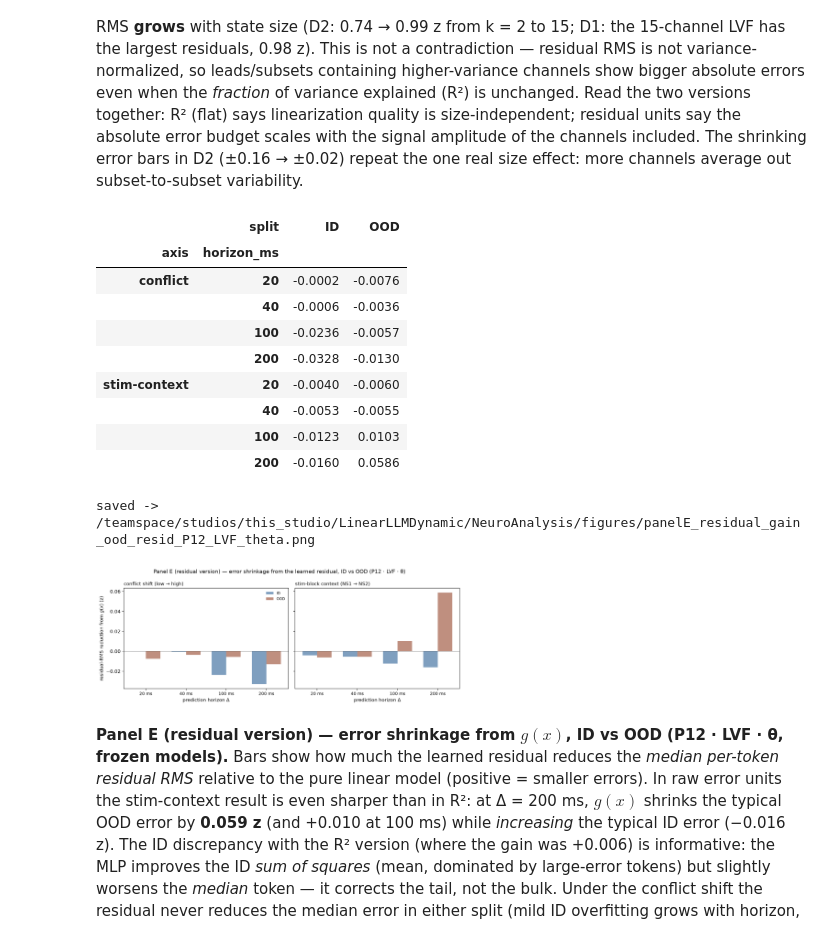
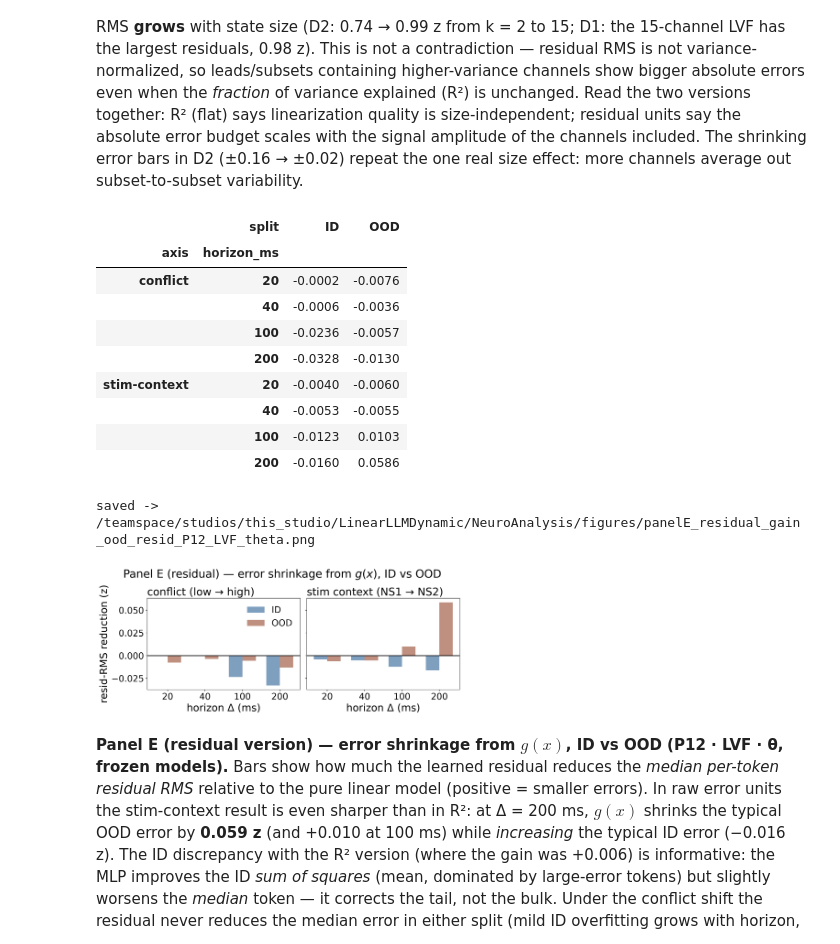
Before and after one commit to rgs2151/controller, a Jupyter notebook: NeuroAnalysis/brain_local_linearization.ipynb, the cells around one changed output. Drawn from its saved outputs; the diff is of its cells as text; code cells hidden in the pictures.

```diff
--- a/NeuroAnalysis/brain_local_linearization.ipynb
+++ b/NeuroAnalysis/brain_local_linearization.ipynb
@@ -1630,45 +1634,46 @@ for h_ms in [20, 40, 100, 200]:
         rows_Er.append(dict(axis="conflict", horizon_ms=h_ms, split=split,
                             med_lin=m_lin, med_res=m_res, reduction=m_lin - m_res))
 er = pd.DataFrame(rows_Er)
 er.to_csv(RESULTS_DIR / "panelE_residual_gain_ood_resid_LVF_theta.csv", index=False)
 display(er.pivot(index=["axis", "horizon_ms"], columns="split", values="reduction").round(4))
 
 from IPython.display import Image as IPyImage
 
-fig, axes_E2 = plt.subplots(1, 2, figsize=(11, 4.2), sharey=True)
+# big fonts / lines: figure is shown (and composed) at ~1/3 size
+fig, axes_E2 = plt.subplots(1, 2, figsize=(11, 4.6), sharey=True)
 for ax_E2, axis_name, ttl in zip(axes_E2, ["conflict", "stim-context"],
-                                 ["conflict shift (low → high)", "stim-block context (NS1 → NS2)"]):
+                                 ["conflict (low → high)", "stim context (NS1 → NS2)"]):
     gtab = er[er.axis == axis_name].pivot(index="horizon_ms", columns="split", values="reduction").sort_index()
     xE2 = np.arange(len(gtab)); wE2 = 0.36
     ax_E2.bar(xE2 - wE2/2, gtab["ID"], wE2, color=COLOR_ID, label="ID")
     ax_E2.bar(xE2 + wE2/2, gtab["OOD"], wE2, color=COLOR_OOD, label="OOD")
-    ax_E2.axhline(0, color="k", lw=0.6)
-    ax_E2.set_xticks(xE2, [f"{h} ms" for h in gtab.index], fontsize=9)
-    ax_E2.set_xlabel("prediction horizon $\\Delta$")
-    ax_E2.set_title(ttl, loc="left", fontsize=10)
-axes_E2[0].set_ylabel("residual-RMS reduction from $g(x)$ (z)")
-axes_E2[0].legend(fontsize=8, frameon=False)
-fig.suptitle("Panel E (residual version) — error shrinkage from the learned residual, ID vs OOD (P12 · LVF · θ)",
-             fontsize=11)
+    ax_E2.axhline(0, color="k", lw=1.8)
+    ax_E2.set_xticks(xE2, [f"{h}" for h in gtab.index], fontsize=19)
+    ax_E2.set_xlabel("horizon $\\Delta$ (ms)", fontsize=22)
+    ax_E2.set_title(ttl, loc="left", fontsize=23)
+    ax_E2.tick_params(labelsize=19)
+axes_E2[0].set_ylabel("resid-RMS reduction (z)", fontsize=22)
+axes_E2[0].legend(fontsize=19, frameon=False)
+fig.suptitle("Panel E (residual) — error shrinkage from $g(x)$, ID vs OOD", fontsize=24)
 fig.tight_layout()
 for ext in ("png", "pdf"):
     fig.savefig(FIG_DIR / f"panelE_residual_gain_ood_resid_P12_LVF_theta.{ext}", dpi=200, bbox_inches="tight")
 print("saved ->", FIG_DIR / "panelE_residual_gain_ood_resid_P12_LVF_theta.png")
-plt.close(fig)  # display the high-res saved PNG at 1/3 width (crisp)
+plt.close(fig)  # show saved high-res PNG at 1/3 width
 display(IPyImage(str(FIG_DIR / "panelE_residual_gain_ood_resid_P12_LVF_theta.png"), width=367))
 # %% [output]
 |  | split | ID | OOD |
 | axis | horizon_ms |  |  |
 | conflict | 20 | -0.0002 | -0.0076 |
 |  | 40 | -0.0006 | -0.0036 |
 |  | 100 | -0.0236 | -0.0057 |
 |  | 200 | -0.0328 | -0.0130 |
 | stim-context | 20 | -0.0040 | -0.0060 |
 |  | 40 | -0.0053 | -0.0055 |
 |  | 100 | -0.0123 | 0.0103 |
 |  | 200 | -0.0160 | 0.0586 |
 saved -> /teamspace/studios/this_studio/LinearLLMDynamic/NeuroAnalysis/figures/panelE_residual_gain_ood_resid_P12_LVF_theta.png
-[figure, old version]
+[figure, new version]
 # %% [markdown]
 **Panel E (residual version) — error shrinkage from $g(x)$, ID vs OOD (P12 · LVF · θ, frozen models).** Bars show how much the learned residual reduces the *median per-token residual RMS* relative to the pure linear model (positive = smaller errors). In raw error units the stim-context result is even sharper than in R²: at Δ = 200 ms, $g(x)$ shrinks the typical OOD error by **0.059 z** (and +0.010 at 100 ms) while *increasing* the typical ID error (−0.016 z). The ID discrepancy with the R² version (where the gain was +0.006) is informative: the MLP improves the ID *sum of squares* (mean, dominated by large-error tokens) but slightly worsens the *median* token — it corrects the tail, not the bulk. Under the conflict shift the residual never reduces the median error in either split (mild ID overfitting grows with horizon, −0.033 z at 200 ms). Conclusion matches the R² version but stronger: the residual's practical value is concentrated in the OOD context shift at long horizons, where it shrinks typical errors by ~6% of a signal SD.
 # %%
```
Also changed, not shown: parts of 2 cells of this notebook, 6 other files.
